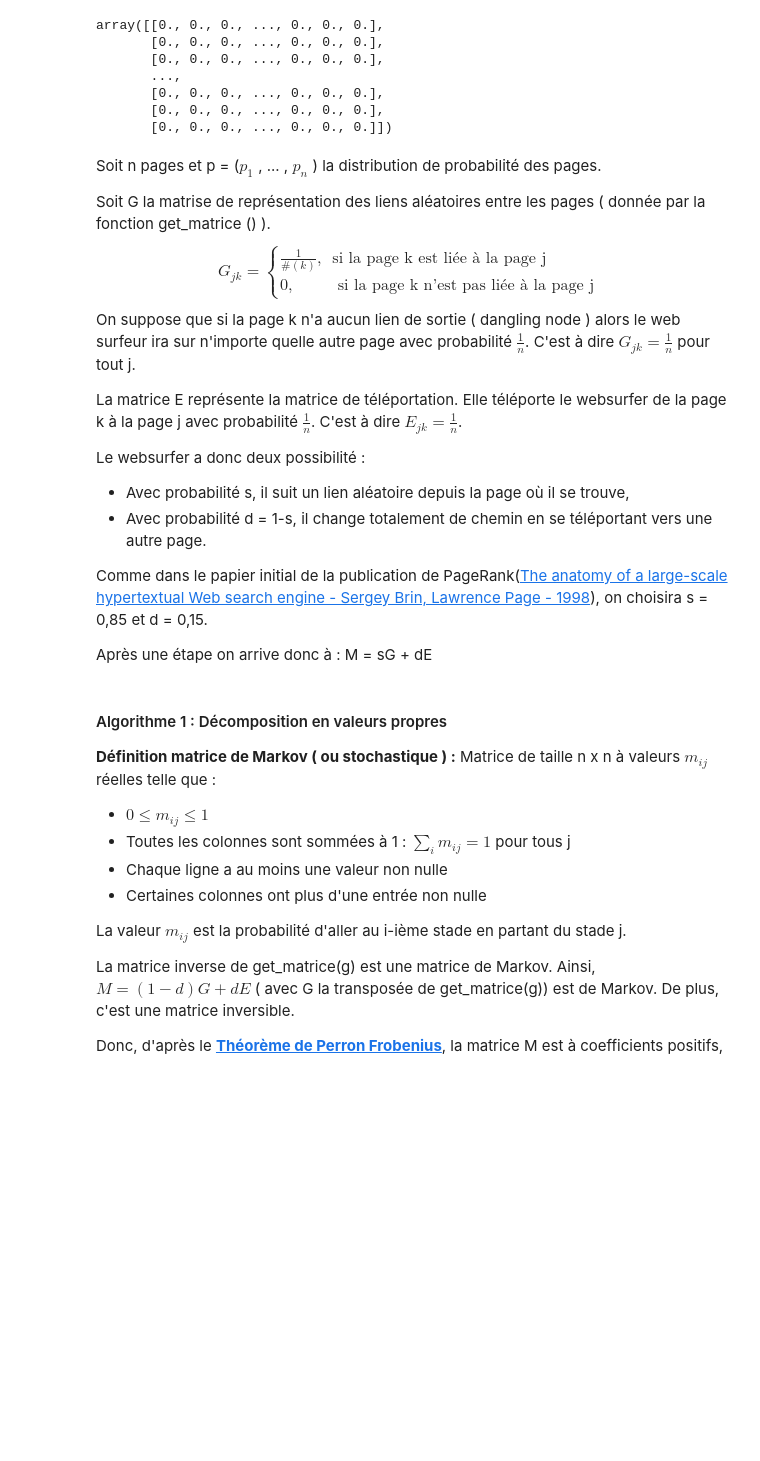
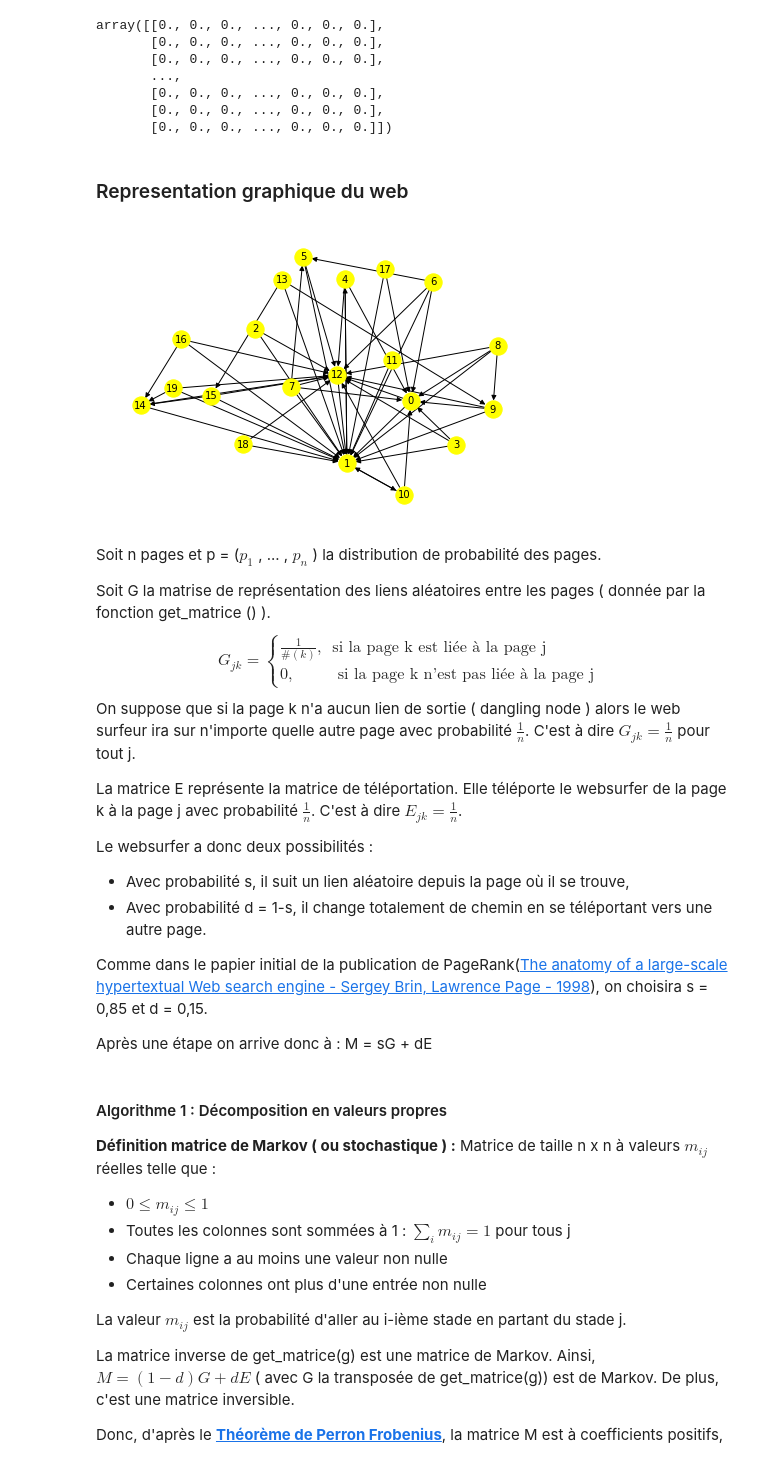
Before and after one commit to LouiseBlart/PageRank-MapReduce-2021, a Jupyter notebook: PageRank MapReduce.ipynb, the cells around one changed output. Cells and saved outputs as stored; diff of their text form; code cells hidden in the pictures; blank space fills up the shorter version.

Commit message:
graphes

```diff
--- a/PageRank MapReduce.ipynb
+++ b/PageRank MapReduce.ipynb
@@ -165,6 +166,19 @@ array([[0., 0., 0., ..., 0., 0., 0.],
        [0., 0., 0., ..., 0., 0., 0.],
        [0., 0., 0., ..., 0., 0., 0.],
        [0., 0., 0., ..., 0., 0., 0.]])
+# %% [markdown]
+### Representation graphique du web
+# %%
+g_d=random_web(20)
+# %%
+import pandas as pd
+import networkx as nx
+#input_data = pd.read_csv('test.csv', index_col=0)
+G = nx.DiGraph(get_matrice(g_d))
+# %%
+nx.draw(G,with_labels=True,font_color='black',font_size=10,node_color='yellow')
+# %% [output]
+[figure, added]
 # %% [markdown]
 Soit n pages et p = ($p_1$ , ... , $p_n$ ) la distribution de probabilité des pages.
 
@@ -176,7 +190,7 @@ On suppose que si la page k n'a aucun lien de sortie ( dangling node ) alors le
 
 La matrice E représente la matrice de téléportation. Elle téléporte le websurfer de la page k à la page j avec probabilité $\frac{1}{n}$. C'est à dire $E_{jk} =\frac{1}{n}$.
 
-Le websurfer a donc deux possibilité :
+Le websurfer a donc deux possibilités :
 - Avec probabilité s, il suit un lien aléatoire depuis la page où il se trouve,
 - Avec probabilité d = 1-s, il change totalement de chemin en se téléportant vers une autre page.
 
```
Also changed, not shown: parts of 9 cells of this notebook.
